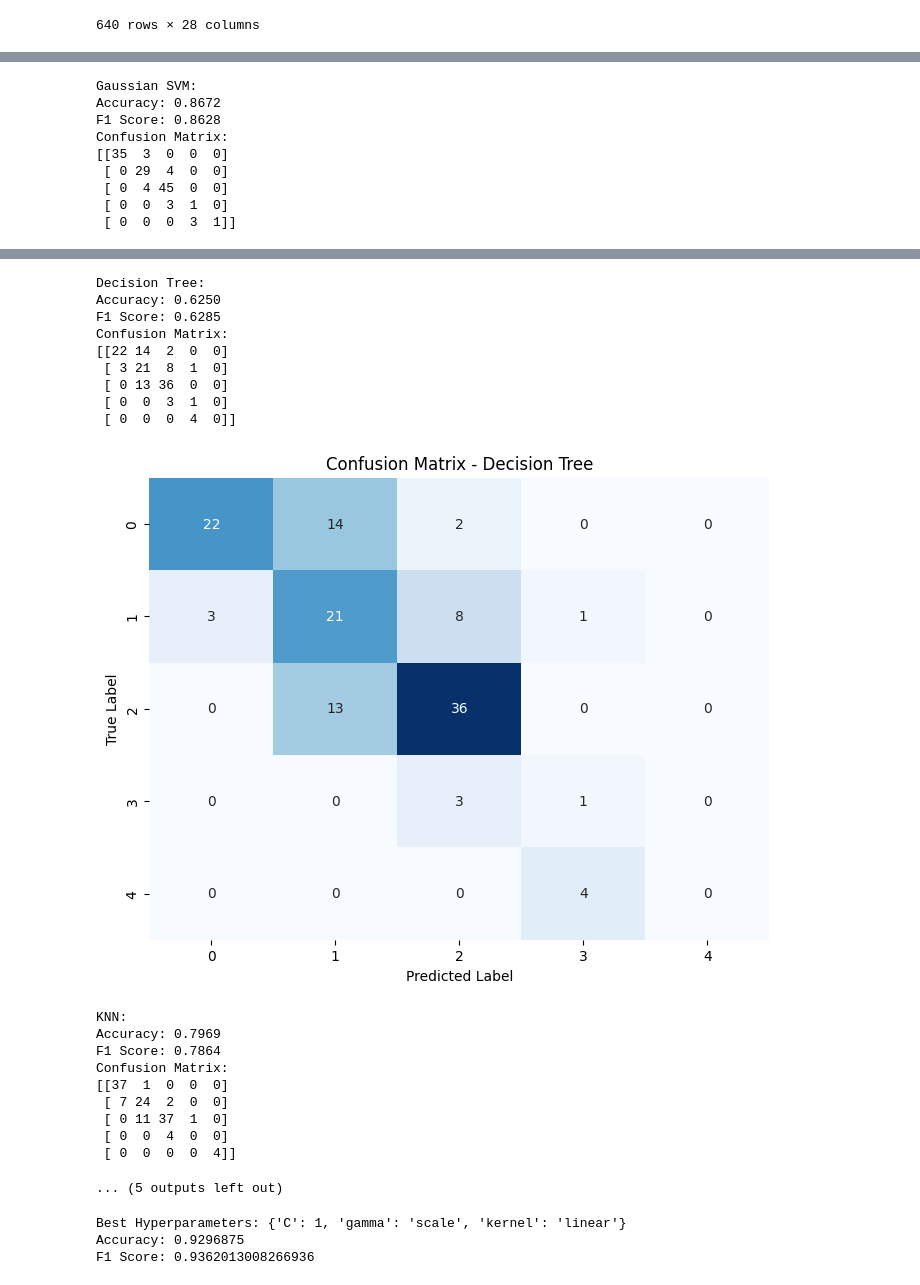
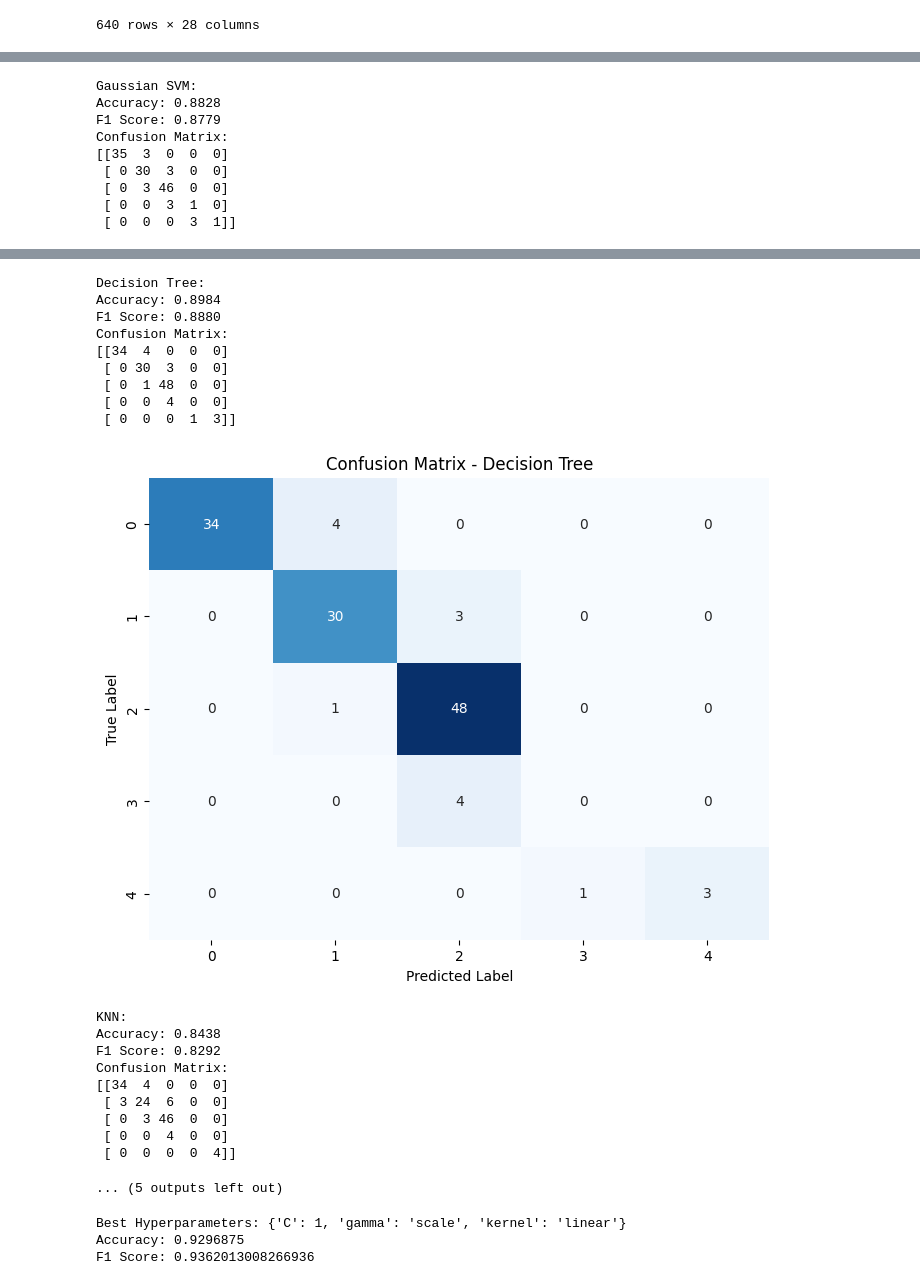
Before and after one commit to tariqrasheed172001/Prediction-of-Depression-levels., a Jupyter notebook: Model_building.ipynb, the cells around one changed output, grey strips where cells are left out. Cells and saved outputs as stored; diff of their text form; code cells hidden in the pictures.

```diff
--- a/Model_building.ipynb
+++ b/Model_building.ipynb
@@ -128,10 +127,10 @@ import matplotlib.pyplot as plt
 # Train and evaluate each classifier
 for name, clf in classifiers.items():
     # Train the classifier
-    clf.fit(X_train, y_train)
+    clf.fit(X_train_pca, y_train)
 
     # Predict labels for the test set
-    y_pred = clf.predict(X_test)
+    y_pred = clf.predict(X_test_pca)
 
     # Calculate accuracy and F1 score
     accuracy = accuracy_score(y_test, y_pred)
@@ -193,33 +192,33 @@ Confusion Matrix:
  [ 0  0  3  1  0]
  [ 0  0  0  3  1]]
 [figure]
 Gaussian SVM:
-Accuracy: 0.8672
-F1 Score: 0.8628
+Accuracy: 0.8828
+F1 Score: 0.8779
 Confusion Matrix:
 [[35  3  0  0  0]
- [ 0 29  4  0  0]
- [ 0  4 45  0  0]
+ [ 0 30  3  0  0]
+ [ 0  3 46  0  0]
  [ 0  0  3  1  0]
  [ 0  0  0  3  1]]
 [figure]
 Decision Tree:
-Accuracy: 0.6250
-F1 Score: 0.6285
+Accuracy: 0.8984
+F1 Score: 0.8880
 Confusion Matrix:
-[[22 14  2  0  0]
- [ 3 21  8  1  0]
- [ 0 13 36  0  0]
- [ 0  0  3  1  0]
- [ 0  0  0  4  0]]
+[[34  4  0  0  0]
+ [ 0 30  3  0  0]
+ [ 0  1 48  0  0]
+ [ 0  0  4  0  0]
+ [ 0  0  0  1  3]]
-[figure, old version]
+[figure, new version]
 KNN:
-Accuracy: 0.7969
-F1 Score: 0.7864
+Accuracy: 0.8438
+F1 Score: 0.8292
 Confusion Matrix:
-[[37  1  0  0  0]
- [ 7 24  2  0  0]
- [ 0 11 37  1  0]
+[[34  4  0  0  0]
+ [ 3 24  6  0  0]
+ [ 0  3 46  0  0]
  [ 0  0  4  0  0]
  [ 0  0  0  0  4]]
 ... (5 outputs left out)
```
Also changed, not shown: parts of 3 cells of this notebook.
